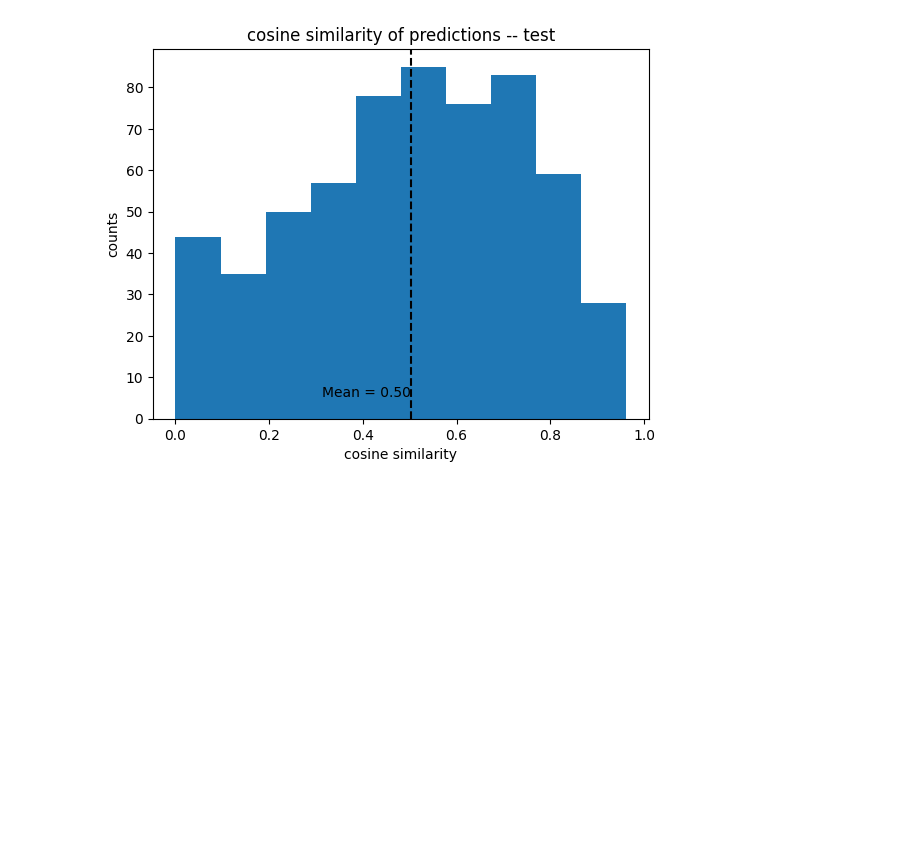
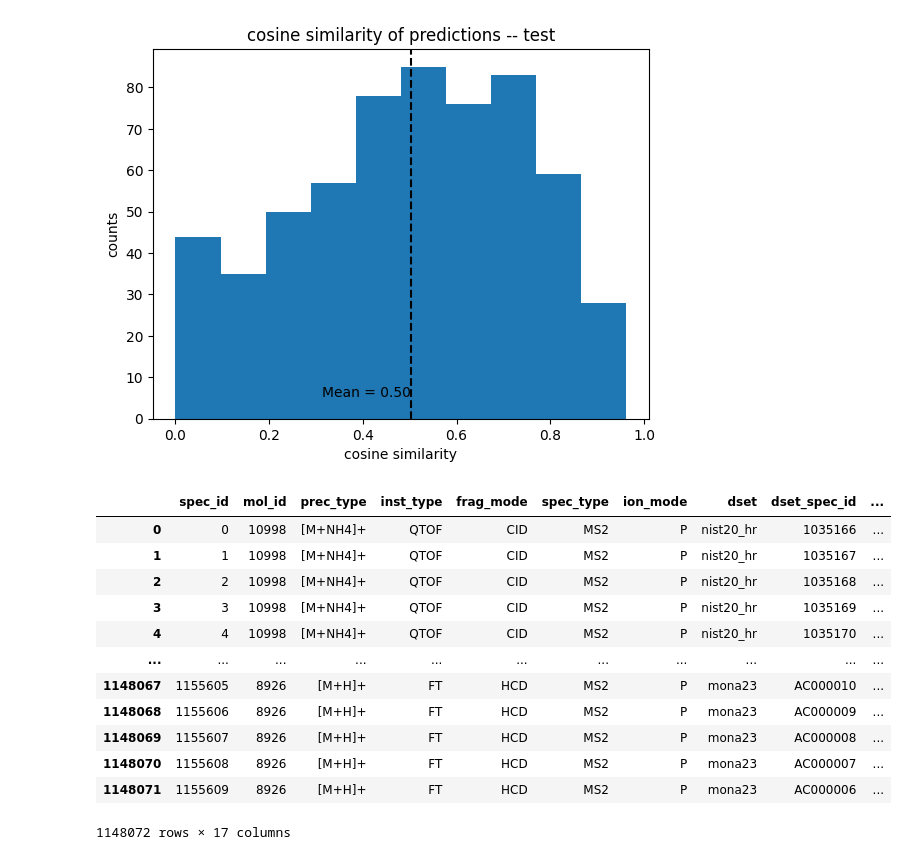
Before and after one commit to LZhang98/fragnnet, a Jupyter notebook: notebooks/inference/evaluate_inference_output.ipynb, the cells around one changed output. Drawn from its saved outputs; the diff is of its cells as text; code cells hidden in the pictures; blank space fills up the shorter version.

```diff
--- a/notebooks/inference/evaluate_inference_output.ipynb
+++ b/notebooks/inference/evaluate_inference_output.ipynb
@@ -339,3 +339,19 @@ draw_sim_hist(result_d['test_sims'], 'test')
 [figure]
 [figure]
 [figure]
+# %%
+nist20_spec_df
+# %% [output]
+|  | spec_id | mol_id | prec_type | inst_type | frag_mode | spec_type | ion_mode | dset | dset_spec_id | ... |
+| 0 | 0 | 10998 | [M+NH4]+ | QTOF | CID | MS2 | P | nist20_hr | 1035166 | ... |
+| 1 | 1 | 10998 | [M+NH4]+ | QTOF | CID | MS2 | P | nist20_hr | 1035167 | ... |
+| 2 | 2 | 10998 | [M+NH4]+ | QTOF | CID | MS2 | P | nist20_hr | 1035168 | ... |
+| 3 | 3 | 10998 | [M+NH4]+ | QTOF | CID | MS2 | P | nist20_hr | 1035169 | ... |
+| 4 | 4 | 10998 | [M+NH4]+ | QTOF | CID | MS2 | P | nist20_hr | 1035170 | ... |
+| ... | ... | ... | ... | ... | ... | ... | ... | ... | ... | ... |
+| 1148067 | 1155605 | 8926 | [M+H]+ | FT | HCD | MS2 | P | mona23 | AC000010 | ... |
+| 1148068 | 1155606 | 8926 | [M+H]+ | FT | HCD | MS2 | P | mona23 | AC000009 | ... |
+| 1148069 | 1155607 | 8926 | [M+H]+ | FT | HCD | MS2 | P | mona23 | AC000008 | ... |
+| 1148070 | 1155608 | 8926 | [M+H]+ | FT | HCD | MS2 | P | mona23 | AC000007 | ... |
+| 1148071 | 1155609 | 8926 | [M+H]+ | FT | HCD | MS2 | P | mona23 | AC000006 | ... |
+1148072 rows × 17 columns
```
Also changed, not shown: parts of 1 cell of this notebook, 1 other file.
